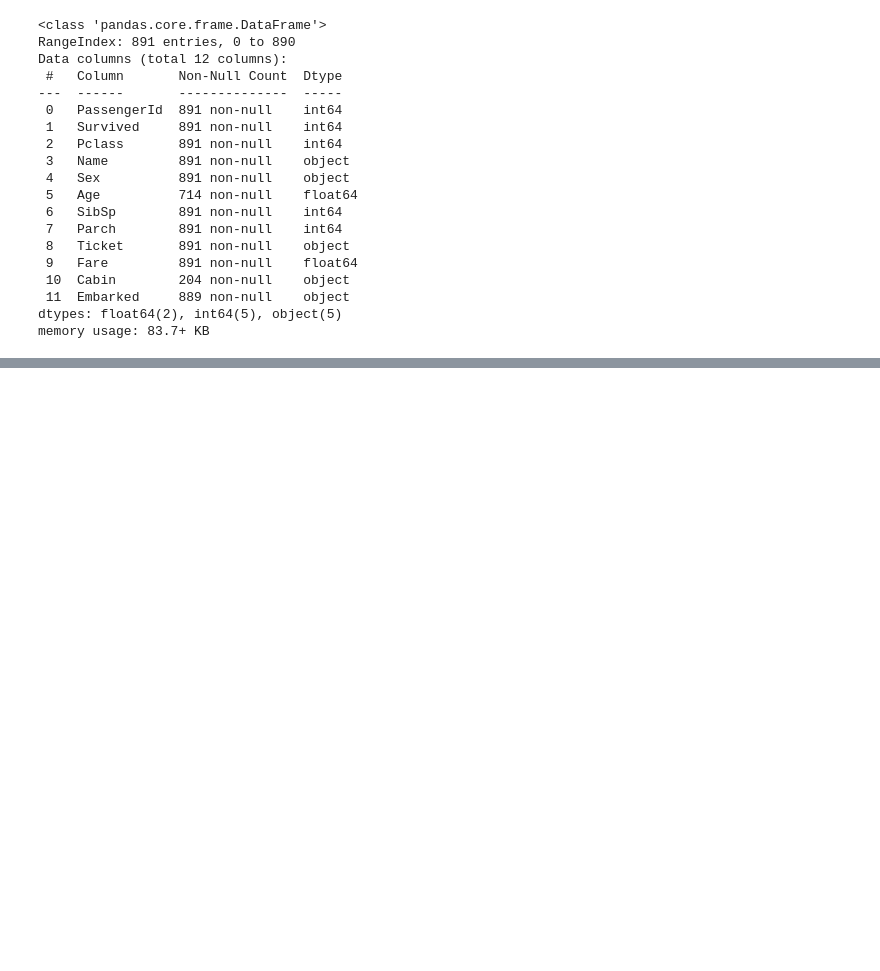
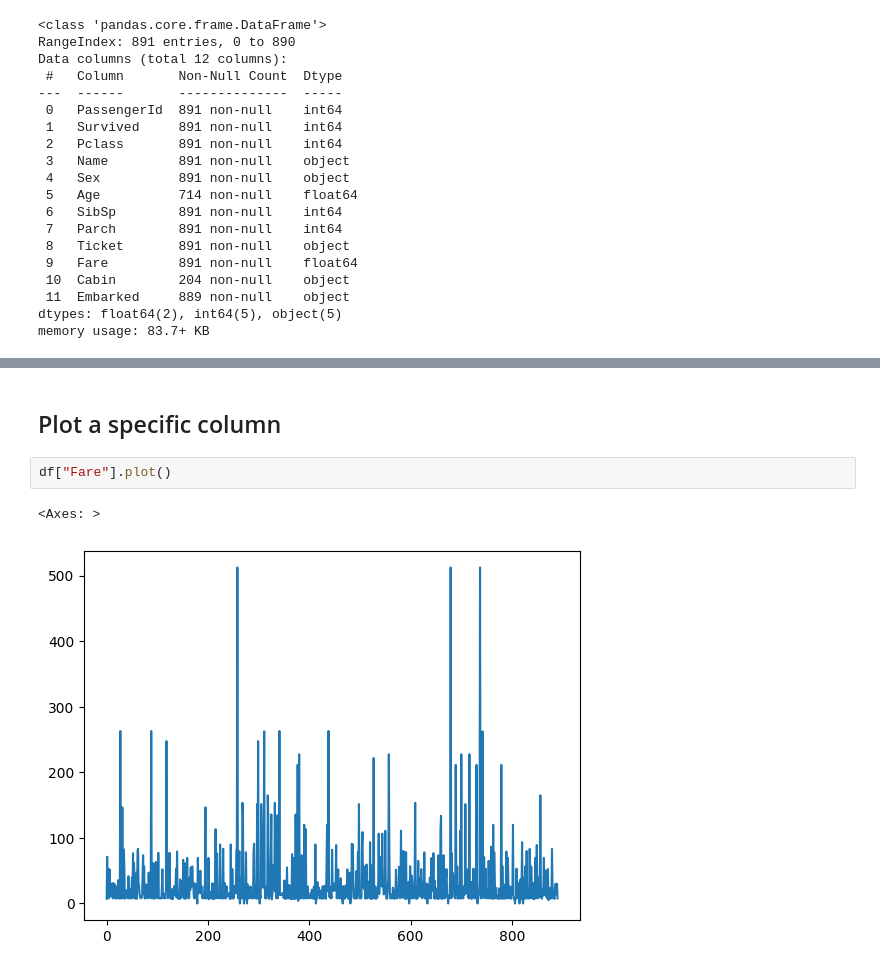
Before and after one commit to panda-eye-dev/TITANIC-DATASET, a Jupyter notebook: titanic.ipynb, the cells around one changed output, grey strips where cells are left out. Saved outputs shown, nothing was run; the diff lists cells and outputs as text; blank space fills up the shorter version.

```diff
--- a/titanic.ipynb
+++ b/titanic.ipynb
@@ -93,0 +184,7 @@ memory usage: 83.7+ KB
+# %% [markdown]
+## Plot a specific column
+# %%
+df["Fare"].plot()
+# %% [output]
+<Axes: >
+[figure, added]
```
Also changed, not shown: parts of 15 cells of this notebook.
